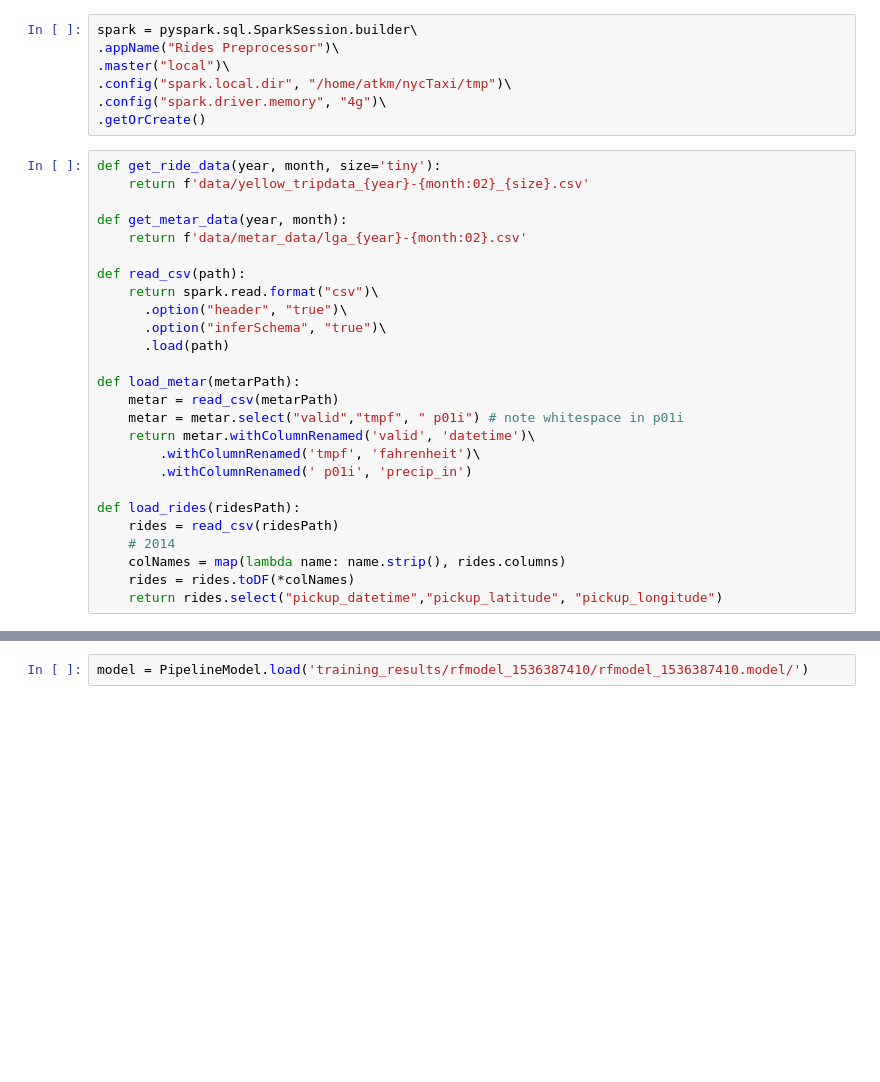
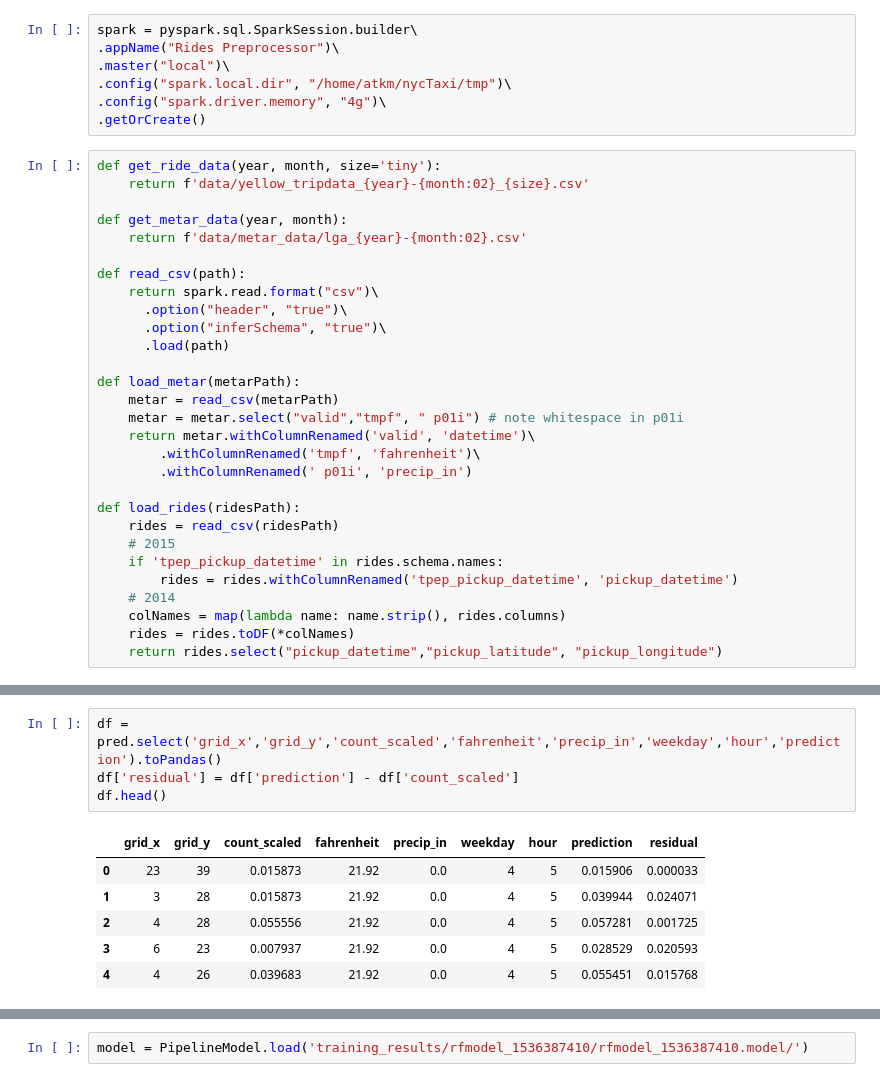
Before and after one commit to atkm/taxi-demand-prediction, a Jupyter notebook: Trained Random Forest.ipynb, the cells around one changed output, grey strips where cells are left out. Saved outputs shown, nothing was run; the diff lists cells and outputs as text; blank space fills up the shorter version.

```diff
--- a/Trained Random Forest.ipynb
+++ b/Trained Random Forest.ipynb
@@ -43,6 +43,9 @@ def load_metar(metarPath):
 
 def load_rides(ridesPath):
     rides = read_csv(ridesPath)
+    # 2015
+    if 'tpep_pickup_datetime' in rides.schema.names:
+        rides = rides.withColumnRenamed('tpep_pickup_datetime', 'pickup_datetime')
     # 2014
     colNames = map(lambda name: name.strip(), rides.columns)
     rides = rides.toDF(*colNames)
@@ -49,0 +82,11 @@ def load_rides(ridesPath):
+# %%
+df = pred.select('grid_x','grid_y','count_scaled','fahrenheit','precip_in','weekday','hour','prediction').toPandas()
+df['residual'] = df['prediction'] - df['count_scaled']
+df.head()
+# %% [output]
+|  | grid_x | grid_y | count_scaled | fahrenheit | precip_in | weekday | hour | prediction | residual |
+| 0 | 23 | 39 | 0.015873 | 21.92 | 0.0 | 4 | 5 | 0.015906 | 0.000033 |
+| 1 | 3 | 28 | 0.015873 | 21.92 | 0.0 | 4 | 5 | 0.039944 | 0.024071 |
+| 2 | 4 | 28 | 0.055556 | 21.92 | 0.0 | 4 | 5 | 0.057281 | 0.001725 |
+| 3 | 6 | 23 | 0.007937 | 21.92 | 0.0 | 4 | 5 | 0.028529 | 0.020593 |
+| 4 | 4 | 26 | 0.039683 | 21.92 | 0.0 | 4 | 5 | 0.055451 | 0.015768 |
```
Also changed, not shown: parts of 10 cells of this notebook, 3 other files.
